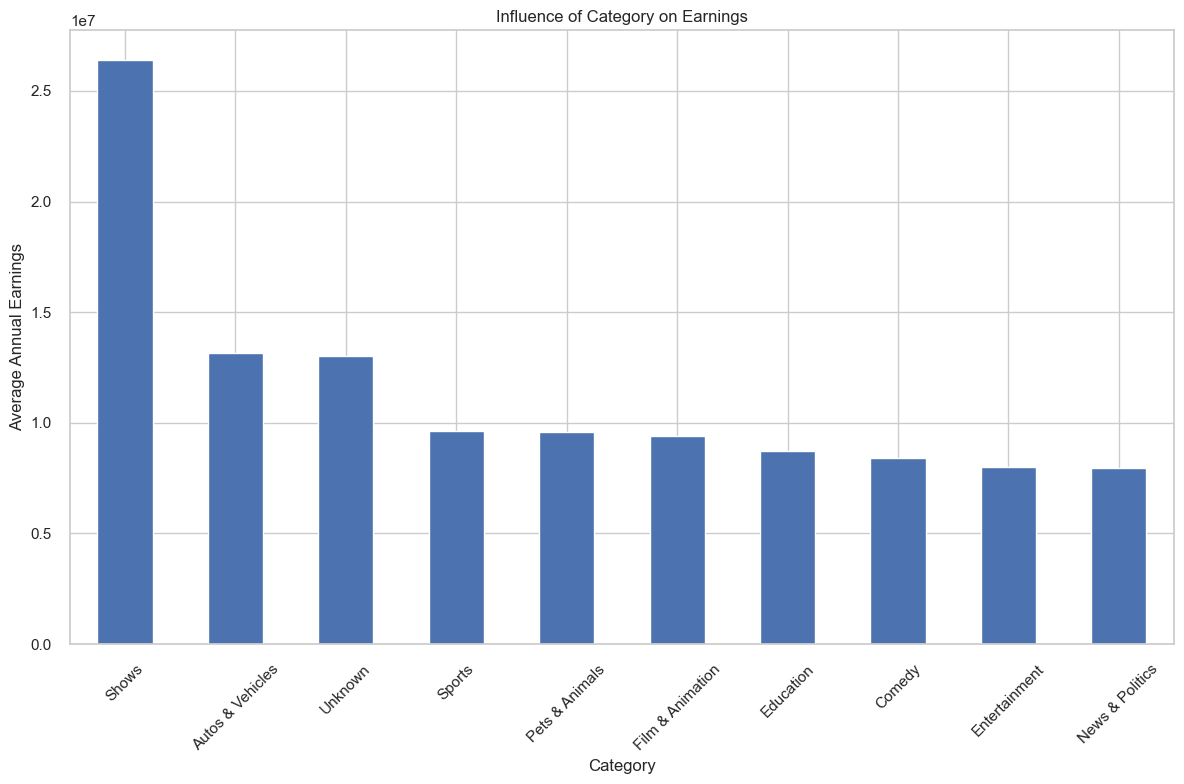
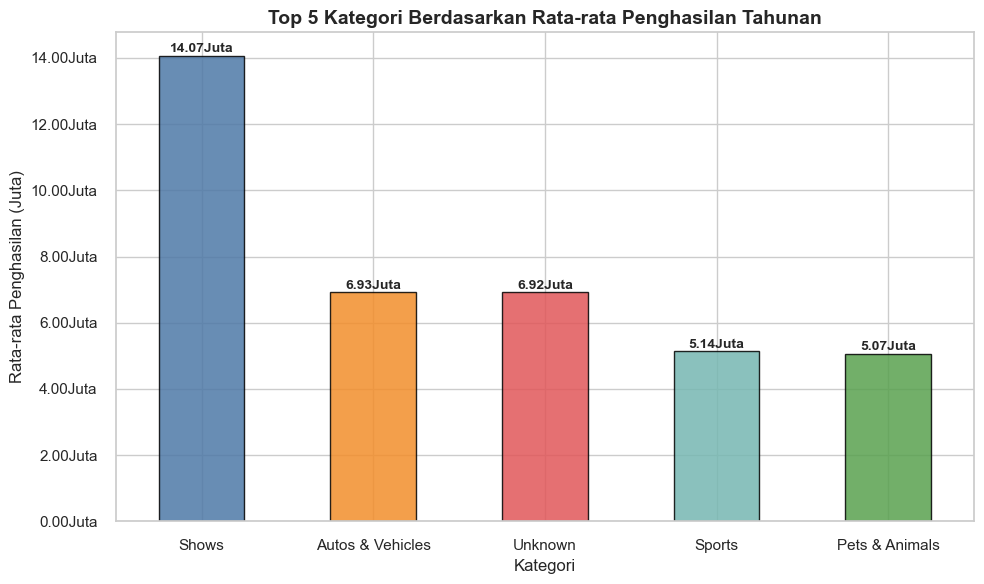
The change to this notebook cell's code, shown as a diff; its figure went from the first image to the second:
--- before
+++ after
@@ -1,14 +1,37 @@
-# Bar chart of average earnings by category
-category_earnings = df.groupby("category")["highest_yearly_earnings"].mean().sort_values(ascending=False)
+from matplotlib.ticker import FuncFormatter
 
-plt.figure(figsize=(12, 8))
-category_earnings.head(10).plot(kind="bar")
-plt.title("Influence of Category on Earnings")
-plt.xlabel("Category")
-plt.ylabel("Average Annual Earnings")
-plt.xticks(rotation=45)
+# Use average earnings: (lowest_monthly_earnings + highest_monthly_earnings) / 2
+clean_df = df.dropna(subset=["category", "lowest_monthly_earnings", "highest_monthly_earnings"]).copy()
+clean_df["avg_monthly_earnings"] = (
+    clean_df["lowest_monthly_earnings"] + clean_df["highest_monthly_earnings"]
+) / 2
+clean_df["avg_annual_earnings"] = clean_df["avg_monthly_earnings"] * 12
+
+# Top 5 categories only
+category_earnings = (
+    clean_df.groupby("category")["avg_annual_earnings"]
+    .mean()
+    .sort_values(ascending=False)
+    .head(5)
+)
+
+# Convert to billion / miliar
+category_earnings_billion = category_earnings / 1_000_000
+
+plt.figure(figsize=(10, 6))
+ax = category_earnings_billion.plot(kind="bar", color=colors, edgecolor="black", alpha=0.85)
+
+ax.set_title("Top 5 Kategori Berdasarkan Rata-rata Penghasilan Tahunan", fontsize=14, fontweight="bold")
+ax.set_xlabel("Kategori")
+ax.set_ylabel("Rata-rata Penghasilan (Juta)")
+ax.yaxis.set_major_formatter(FuncFormatter(lambda x, _: f"{x:.2f}Juta"))
+plt.xticks(rotation=0)
+
+for i, v in enumerate(category_earnings_billion.values):
+    ax.text(i, v + 0.01, f"{v:.2f}Juta", ha="center", va="bottom", fontsize=10, fontweight="bold")
+
 plt.tight_layout()
 plt.savefig(FIG_DIR / "insight_17_avg_annual_earnings_by_category_bar.png", dpi=300, bbox_inches="tight")
 plt.show()
 
-category_earnings.head(10)
+category_earnings_billion

Commit: Refactor code structure for improved readability and maintainability